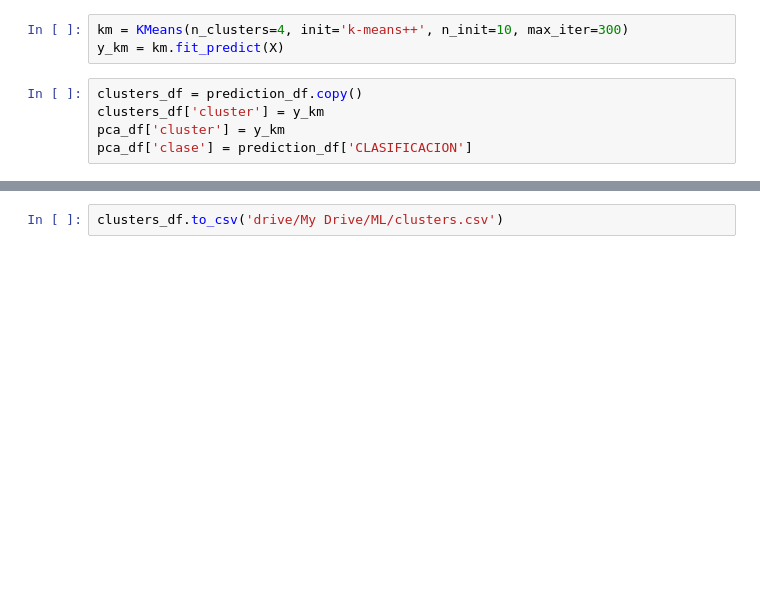
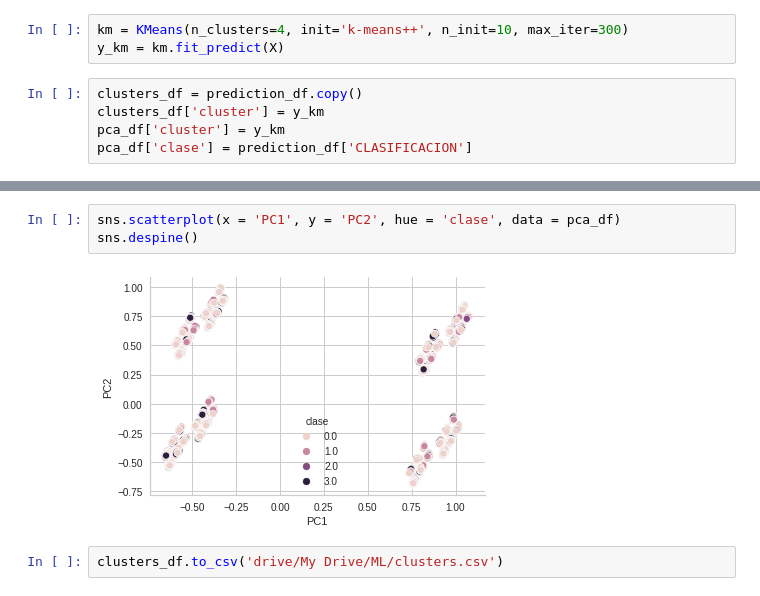
Before and after one commit to BrandonHT/COVID-19-estimator, a Jupyter notebook: COVID-19_estimator.ipynb, the cells around one changed output, grey strips where cells are left out. Cells and saved outputs as stored; diff of their text form; blank space fills up the shorter version.

```diff
--- a/COVID-19_estimator.ipynb
+++ b/COVID-19_estimator.ipynb
@@ -387,3 +394,8 @@ sns.scatterplot(x = 'PC1', y = 'PC2', hue = 'cluster', data = pca_df)
+# %%
+sns.scatterplot(x = 'PC1', y = 'PC2', hue = 'clase', data = pca_df)
+sns.despine()
+# %% [output]
+[figure, added]
 # %%
 clusters_df.to_csv('drive/My Drive/ML/clusters.csv')
 # %%
```
Also changed, not shown: parts of 21 cells of this notebook.
